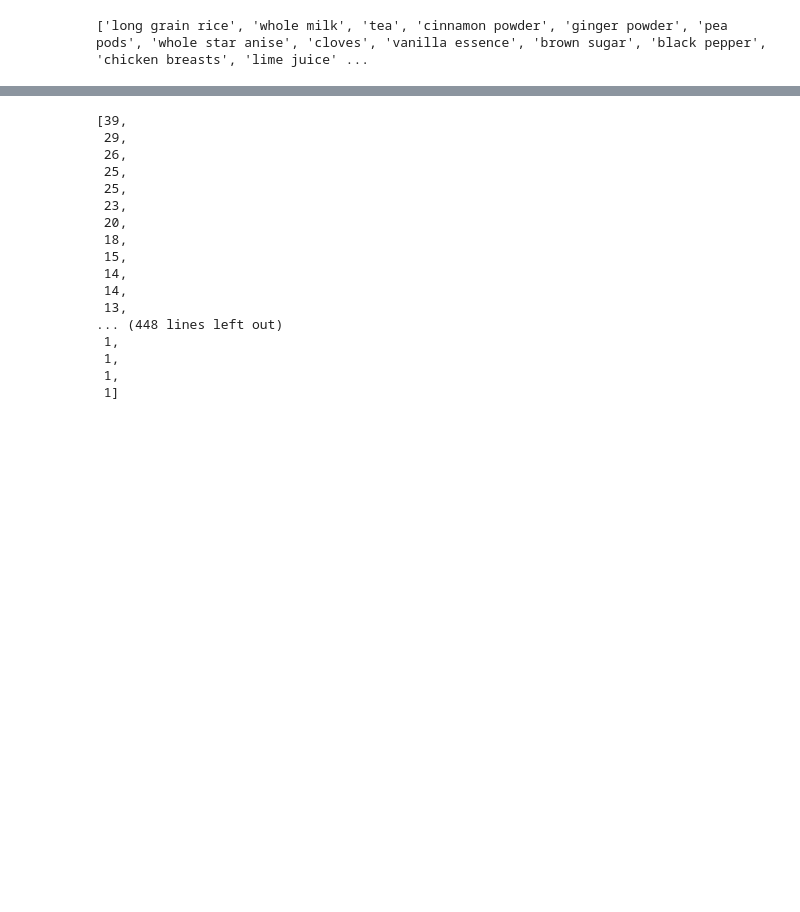
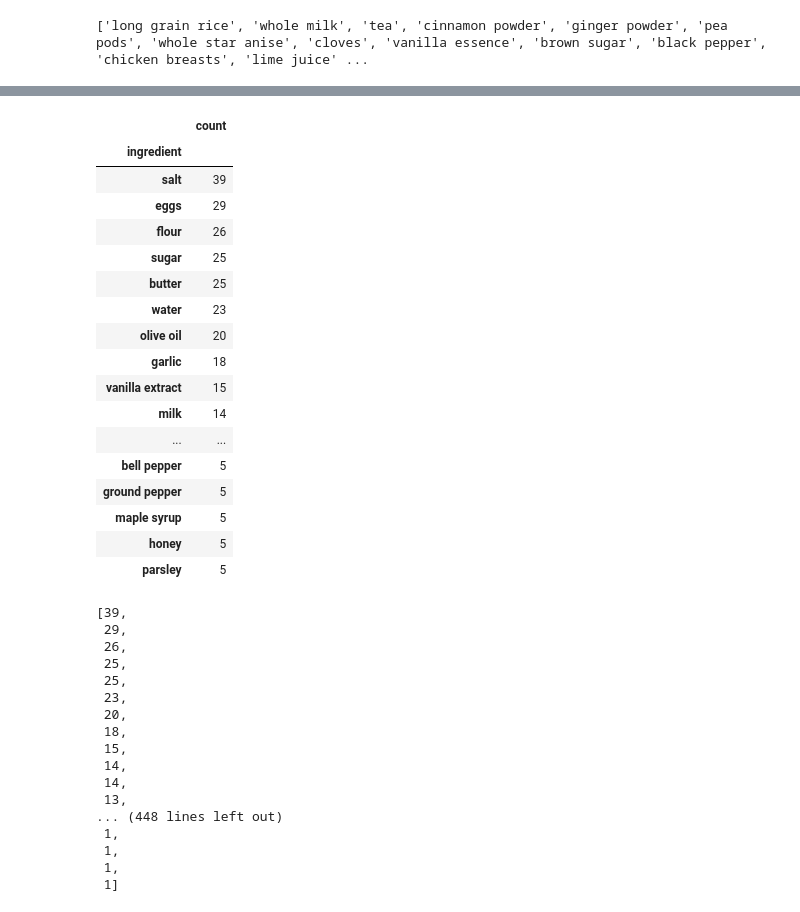
Before and after one commit to ccwillmore/Recipe_project, a Jupyter notebook: first_API_call.ipynb, the cells around one changed output, grey strips where cells are left out. Cells and saved outputs as stored; diff of their text form; code cells hidden in the pictures; blank space fills up the shorter version.

```diff
--- a/first_API_call.ipynb
+++ b/first_API_call.ipynb
@@ -71,0 +118,3 @@ total_ing_series = pd.Series(total_ingredients_list)
+# %%
+total_ing_df = pd.DataFrame(total_ingredients_list)
+total_ing_df.rename(columns = {0:  'ingredient'},inplace=True)
@@ -71,0 +137,27 @@ total_ing_series = pd.Series(total_ingredients_list)
+# %%
+total_ing_df['count'] = 1
+# %%
+ingredients_count_df = total_ing_df.groupby('ingredient', as_index=True)[['count']].sum()
+# %%
+ingredients_count_df.sort_values('count', ascending=False, inplace=True)
+# %%
+ingredients_count_df.head(30)
+# %% [output]
+|  | count |
+| ingredient |  |
+| salt | 39 |
+| eggs | 29 |
+| flour | 26 |
+| sugar | 25 |
+| butter | 25 |
+| water | 23 |
+| olive oil | 20 |
+| garlic | 18 |
+| vanilla extract | 15 |
+| milk | 14 |
+| ... | ... |
+| bell pepper | 5 |
+| ground pepper | 5 |
+| maple syrup | 5 |
+| honey | 5 |
+| parsley | 5 |
```
Also changed, not shown: parts of 14 cells of this notebook, 4 other files.
